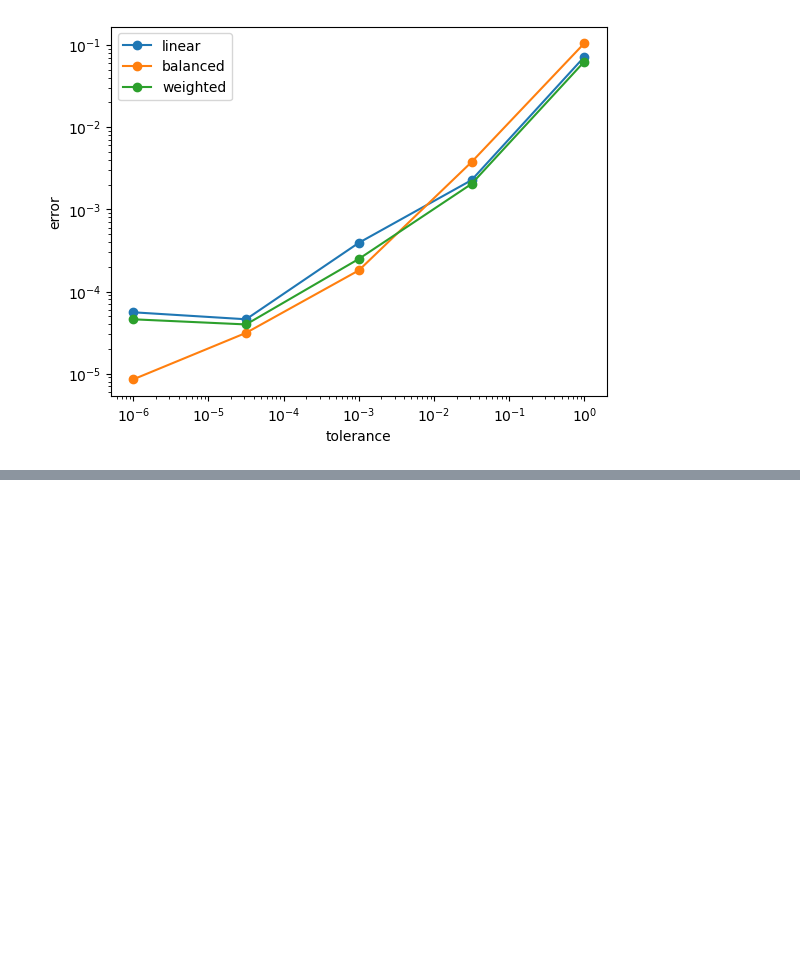
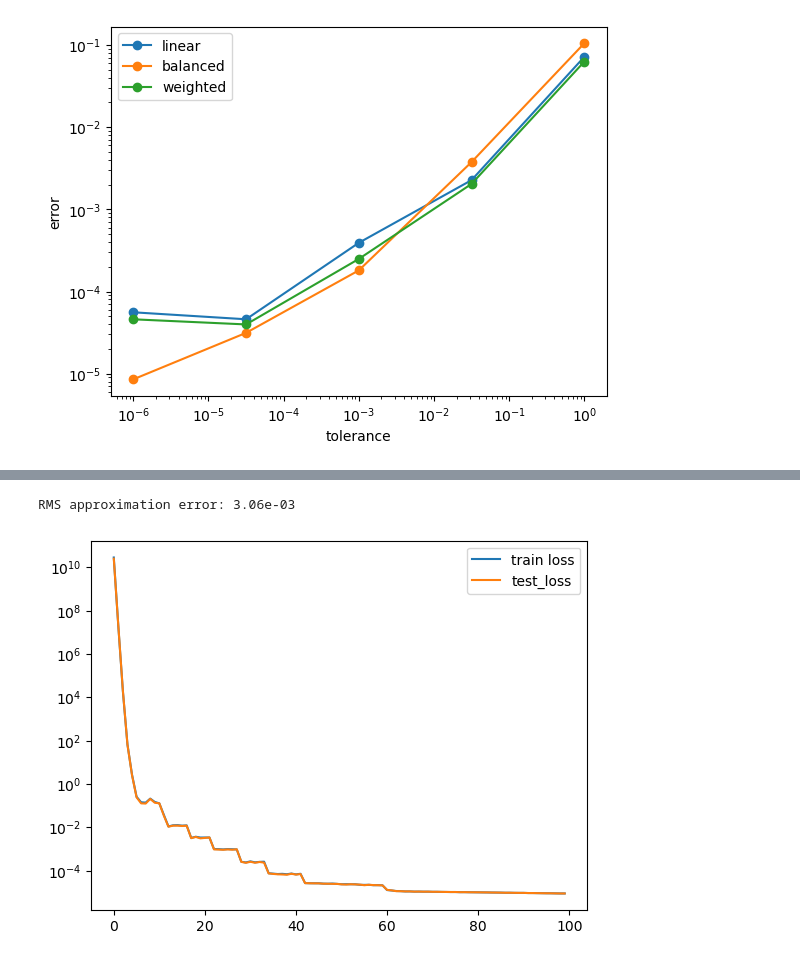
Before and after one commit to huberbenno/TT-IRT, a Jupyter notebook: python/htucker/plots.ipynb, the cells around one changed output, grey strips where cells are left out. Saved outputs shown, nothing was run; the diff lists cells and outputs as text; code cells hidden in the pictures; blank space fills up the shorter version.

```diff
--- a/python/htucker/plots.ipynb
+++ b/python/htucker/plots.ipynb
@@ -641,0 +670,23 @@ ax.legend()
+# %%
+import json
+import matplotlib.pyplot as plt
+from benchmarks.tree_tensor_training import RMS
+
+fn = 'data/stats_7E580E789D89CAB8.json'
+with open(fn, mode='r') as file:
+  data = dict(json.load(file))
+
+stats = data['stats']
+
+fig, ax = plt.subplots()
+
+ax.plot(stats['train_loss'], label='train loss')
+ax.plot(stats['test_loss'], label='test_loss')
+
+ax.set_yscale('log')
+ax.legend()
+
+print(f'RMS approximation error: {RMS(stats['MC_errors']):.2e}')
+# %% [output]
+RMS approximation error: 3.06e-03
+[figure, added]
```
Also changed, not shown: parts of 11 cells of this notebook.
